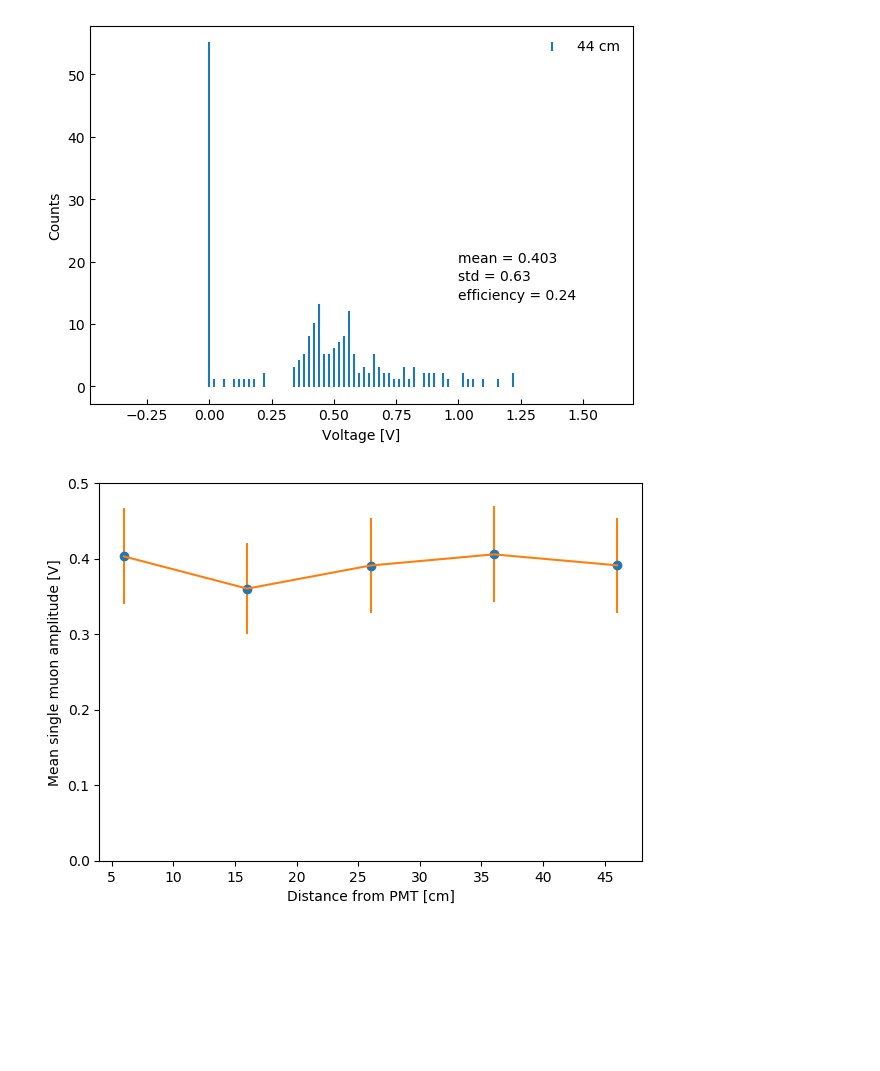
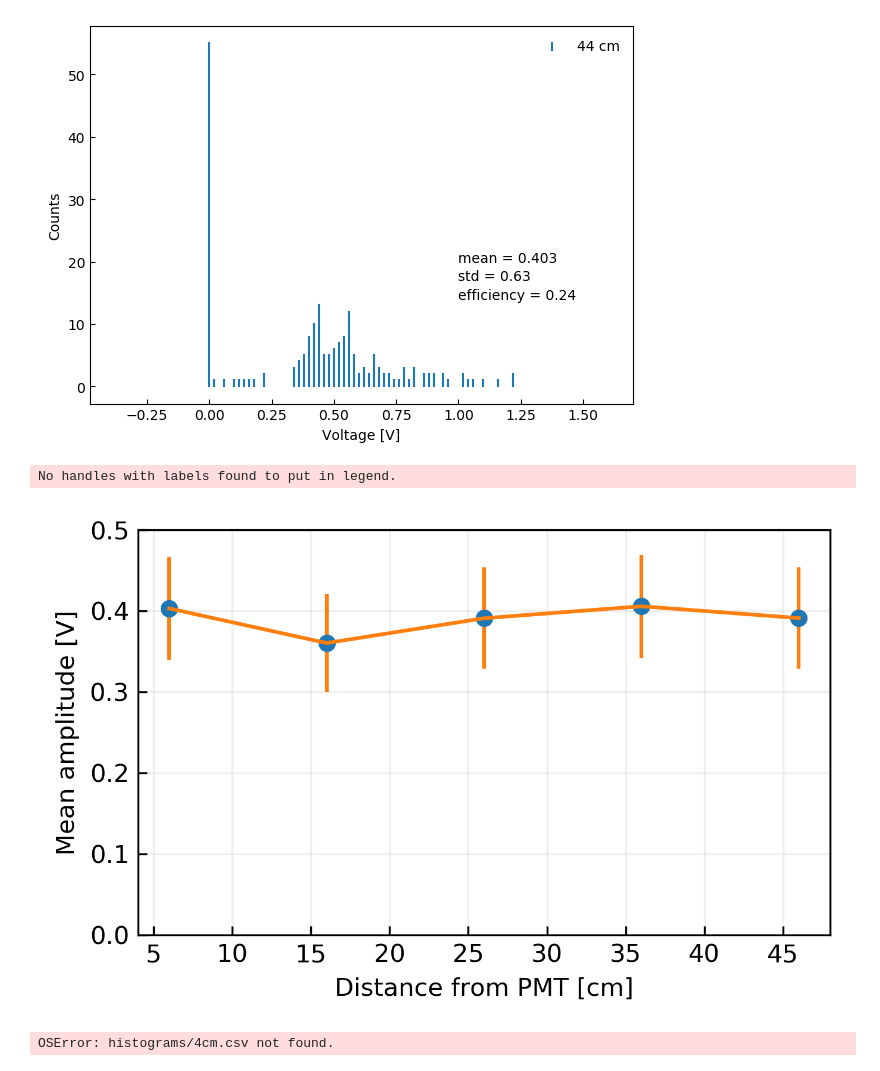
Before and after one commit to harpercho/AdvancedPhysLab, a Jupyter notebook: HistogramAnalysis.ipynb, the cells around one changed output. Drawn from its saved outputs; the diff is of its cells as text; code cells hidden in the pictures; blank space fills up the shorter version.

Commit message:
Updated plots.

```diff
--- a/HistogramAnalysis.ipynb
+++ b/HistogramAnalysis.ipynb
@@ -3,7 +3,7 @@ import numpy as np
 import matplotlib.pyplot as plt
 # %%
 def find_mean(cm):
-    data = np.genfromtxt('histograms/{}cm.csv'.format(cm),unpack=True,skip_header=5,delimiter=',')
+    data = np.genfromtxt('histograms_csv/{}cm.csv'.format(cm),unpack=True,skip_header=5,delimiter=',')
     voltage = data[0]
     counts = data[1]
 
@@ -16,7 +16,7 @@ def find_mean(cm):
     return mean
 
 def efficiency(cm):
-    data = np.genfromtxt('histograms/{}cm.csv'.format(cm),unpack=True,skip_header=5,delimiter=',')
+    data = np.genfromtxt('histograms_csv/{}cm.csv'.format(cm),unpack=True,skip_header=5,delimiter=',')
     voltage = data[0]
     counts = data[1]
 
@@ -29,7 +29,7 @@ def efficiency(cm):
     return zero_count/len(counts)
 
 def gen_hist(cm):
-    data = np.genfromtxt('histograms/{}cm.csv'.format(cm),unpack=True,skip_header=5,delimiter=',')
+    data = np.genfromtxt('histograms_csv/{}cm.csv'.format(cm),unpack=True,skip_header=5,delimiter=',')
     voltage = data[0]
     counts = data[1]
 
@@ -73,18 +73,24 @@ For 44 cm, 24 excluded
 [figure]
 [figure]
 # %%
-fig, ax = plt.subplots(figsize=(7,5), dpi=100)
+fig, ax = plt.subplots(figsize=(5,3), dpi=300)
 mean_list = np.array([find_mean(cm) for cm in cm_list])
 correct_cm = [50-cm for cm in cm_list]
 
 ax.plot(correct_cm, mean_list, marker = 'o', linestyle="none")
 ax.errorbar(correct_cm, mean_list, yerr = (mean_list**0.5)/10)
-ax.set(xlabel="Distance from PMT [cm]", ylabel = "Mean single muon amplitude [V]")
-ax.tick_params()
+ax.set(xlabel="Distance from PMT [cm]", ylabel = "Mean amplitude [V]")
+ax.tick_params(direction="in", which="both")
+ax.grid(alpha=0.2)
+ax.legend(frameon=False)
 ax.set_ylim(ymin=0, ymax=0.5)
 
-plt.savefig("AmplitudeDistance.png")
+
+plt.savefig("./reports/AmplitudeDistance.png")
 # %% [output]
+No handles with labels found to put in legend.
-[figure, old version]
+[figure, new version]
 # %%
 eff_list = [efficiency(cm) for cm in cm_list]
+# %% [output]
+OSError: histograms/4cm.csv not found.
```
Also changed, not shown: 12 other files.
